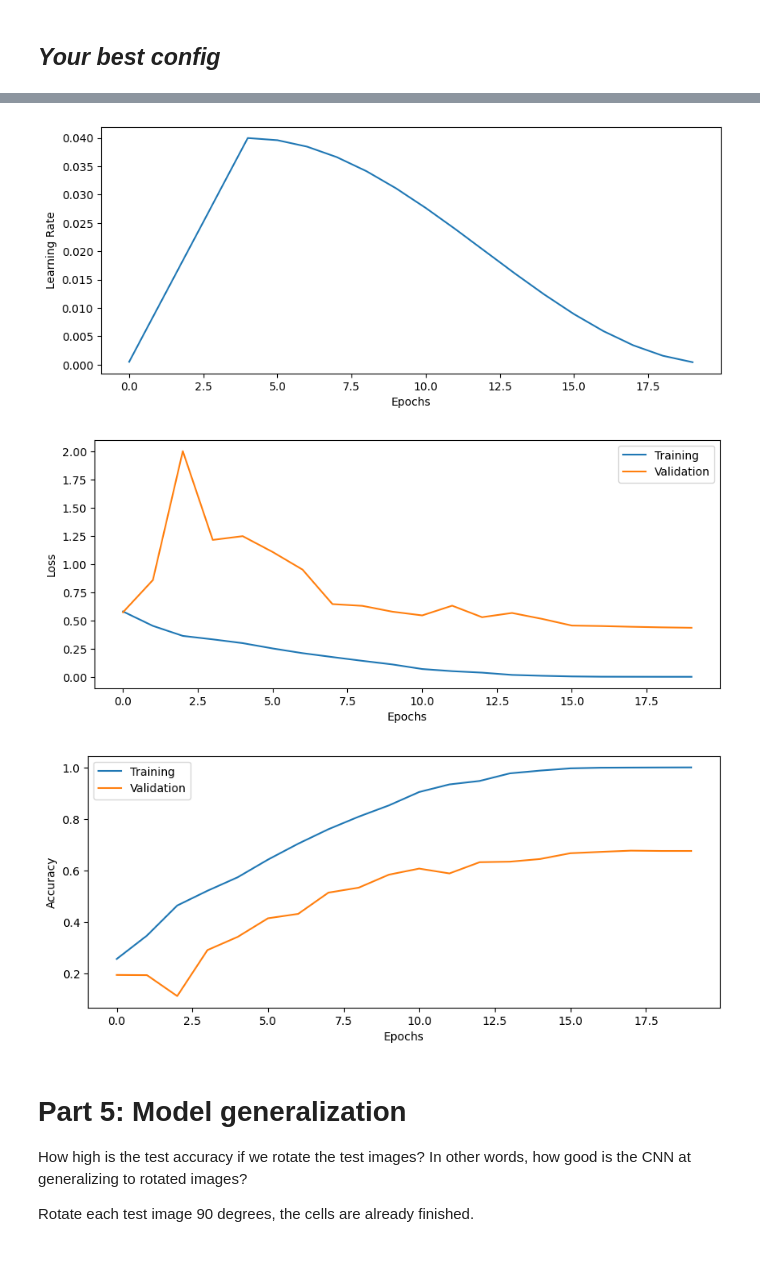
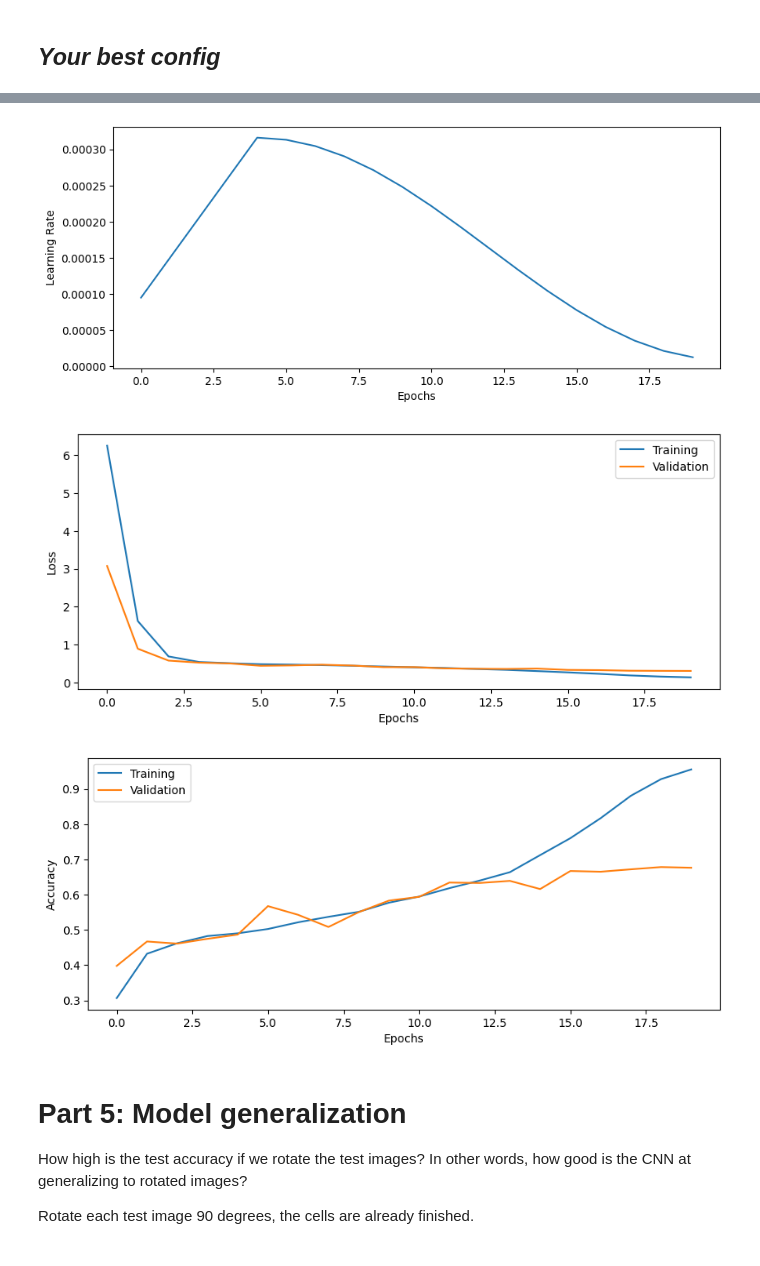
Before and after one commit to arreen/deeplearninglabs, a Jupyter notebook: 3_CNN/CNN_Lab.ipynb, the cells around one changed output, grey strips where cells are left out. Saved outputs shown, nothing was run; the diff lists cells and outputs as text; code cells hidden in the pictures.

```diff
--- a/3_CNN/CNN_Lab.ipynb
+++ b/3_CNN/CNN_Lab.ipynb
@@ -772,8 +772,17 @@ You have now seen the basic building blocks of a 2D CNN. To further improve perf
 # --------------------------------------------
 from tf_keras.callbacks import LearningRateScheduler
 import math
+from utilities import plot_results
+from tf_keras.regularizers import L2, L1L2
 
-max_lr = 0.04
+bs_scaler = 0.1
+max_lr = 0.001 * math.sqrt(bs_scaler)
+
+batch_size = int(100 * bs_scaler)
+epochs = 20
+input_shape = Xtrain.shape[1:4]
+learning_rate = 0.0003 * math.sqrt(bs_scaler)
+loss = CategoricalFocalCrossentropy(gamma = 0)
 warmup_duration = round(epochs*0.2)
 # cosine annealing, one cycle
 #https://wiki.cloudfactory.com/docs/mp-wiki/scheduler/cosineannealinglr
@@ -792,17 +801,15 @@ def scheduler(epoch, lr):
 
 callback = LearningRateScheduler(scheduler)
 
-batch_size = 200
-epochs = 20
-input_shape = Xtrain.shape[1:4]
-learning_rate = 0.0005
-loss = CategoricalFocalCrossentropy(gamma = 0)
 
 # Build model
-model5 = build_CNN(input_shape, loss, n_conv_layers=5, n_filters=25, n_dense_layers=2, n_nodes=64, use_dropout=0.25, learning_rate=learning_rate,  act_fun = 'relu',
-                optimizer ='Adam',
+model5 = build_CNN(input_shape, loss, n_conv_layers=3, n_filters=25, n_dense_layers=1, n_nodes=16, use_dropout=0, learning_rate=learning_rate, act_fun = 'relu',
+                optimizer ='AdamW',
                 print_summary = True,
-                BN_order_experiment=True, kernel_size = (3,3))
+                BN_order_experiment=True, kernel_size = (4,4),
+                kernel_init_scale = 10,
+                regularizer=L2(0.1),
+                regularizer_dense_layers=None)
 
 
 # Train the model  using training data and validation data
@@ -836,6 +843,6 @@ Test accuracy: 0.6725
-[figure, old version]
+[figure, new version]
-[figure, old version]
+[figure, new version]
-[figure, old version]
+[figure, new version]
 # %% [markdown]
 # Part 5: Model generalization
 
```
Also changed, not shown: parts of 4 cells of this notebook, 1 other file.
